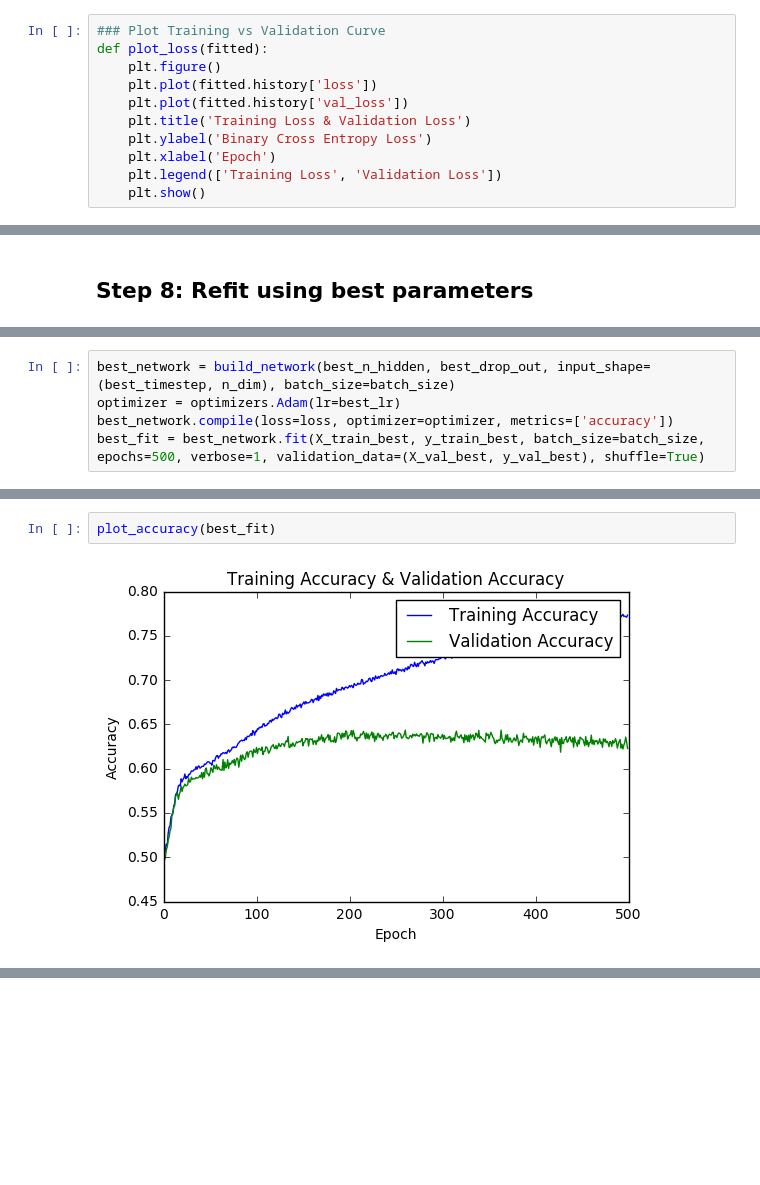
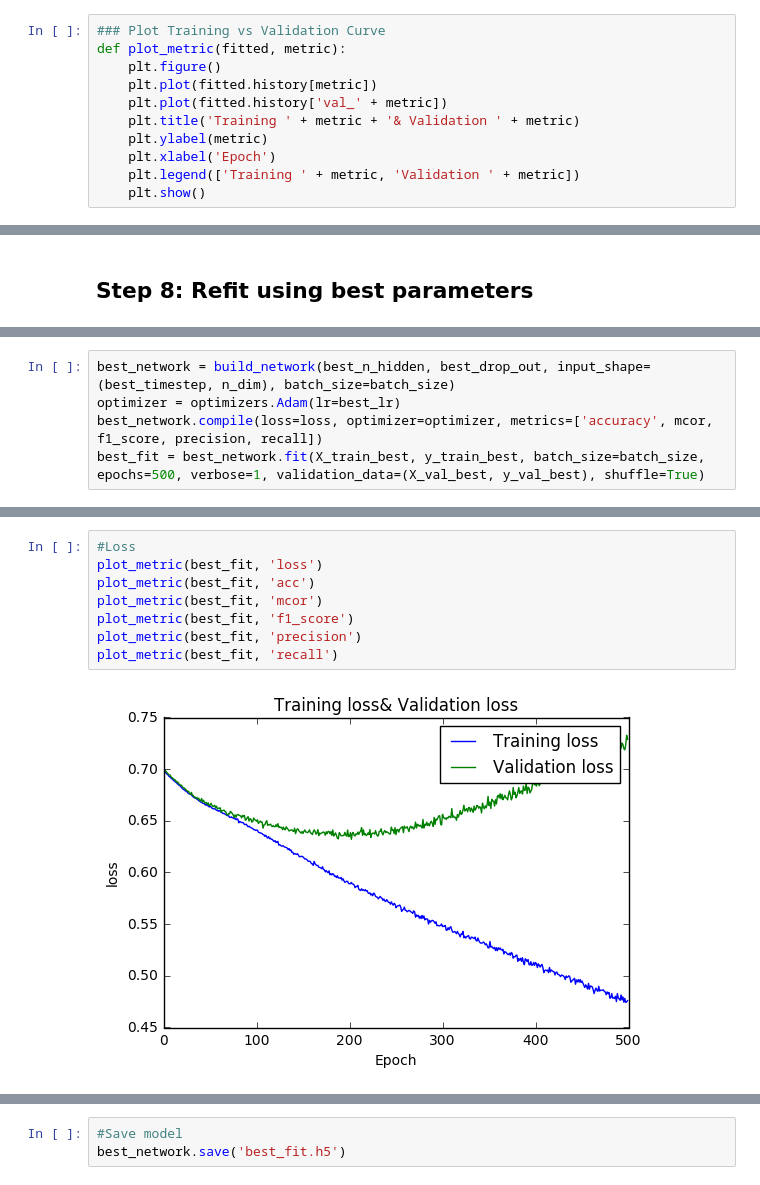
Before and after one commit to yychik/hsi-trad, a Jupyter notebook: Tracker Fund Classification.ipynb, the cells around one changed output, grey strips where cells are left out. Saved outputs shown, nothing was run; the diff lists cells and outputs as text; blank space fills up the shorter version.

Commit message:
saving best fit model

```diff
--- a/Tracker Fund Classification.ipynb
+++ b/Tracker Fund Classification.ipynb
@@ -284,14 +284,14 @@ def build_network(n_hidden_layer, dropout, input_shape, batch_size, return_seque
 ## Step 5: Evaluate
 # %%
 ### Plot Training vs Validation Curve
-def plot_loss(fitted):
+def plot_metric(fitted, metric):
     plt.figure()
-    plt.plot(fitted.history['loss'])
-    plt.plot(fitted.history['val_loss'])
-    plt.title('Training Loss & Validation Loss')
-    plt.ylabel('Binary Cross Entropy Loss')
+    plt.plot(fitted.history[metric])
+    plt.plot(fitted.history['val_' + metric])
+    plt.title('Training ' + metric + '& Validation ' + metric)
+    plt.ylabel(metric)
     plt.xlabel('Epoch')
-    plt.legend(['Training Loss', 'Validation Loss'])
+    plt.legend(['Training ' + metric, 'Validation ' + metric])
     plt.show()
 # %%
 ### Plot Training vs Validation Accuracy
@@ -594,7 +692,7 @@ X_val_best, y_val_best = get_inputs(X_val, y_val, batch_size, best_timestep)
 # %%
 best_network = build_network(best_n_hidden, best_drop_out, input_shape=(best_timestep, n_dim), batch_size=batch_size)
 optimizer = optimizers.Adam(lr=best_lr)
-best_network.compile(loss=loss, optimizer=optimizer, metrics=['accuracy'])
+best_network.compile(loss=loss, optimizer=optimizer, metrics=['accuracy', mcor, f1_score, precision, recall])
 best_fit = best_network.fit(X_train_best, y_train_best, batch_size=batch_size, epochs=500, verbose=1, validation_data=(X_val_best, y_val_best), shuffle=True)
 # %% [output]
 Train on 1280 samples, validate on 256 samples
@@ -621,4 +715,10 @@ plot_loss(best_fit)
-# %%
-plot_accuracy(best_fit)
-# %% [output]
-[figure, removed]
+# %%
+#Loss
+plot_metric(best_fit, 'loss')
+plot_metric(best_fit, 'acc')
+plot_metric(best_fit, 'mcor')
+plot_metric(best_fit, 'f1_score')
+plot_metric(best_fit, 'precision')
+plot_metric(best_fit, 'recall')
+# %% [output]
+[figure, added]
@@ -624,0 +730,3 @@ plot_accuracy(best_fit)
+# %%
+#Save model
+best_network.save('best_fit.h5')
```
Also changed, not shown: parts of 12 cells of this notebook, 1 other file.
